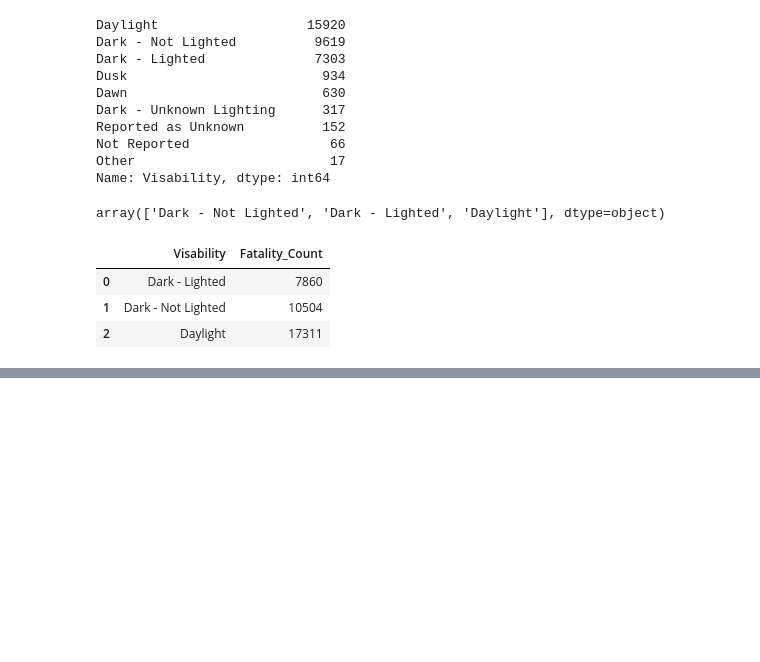
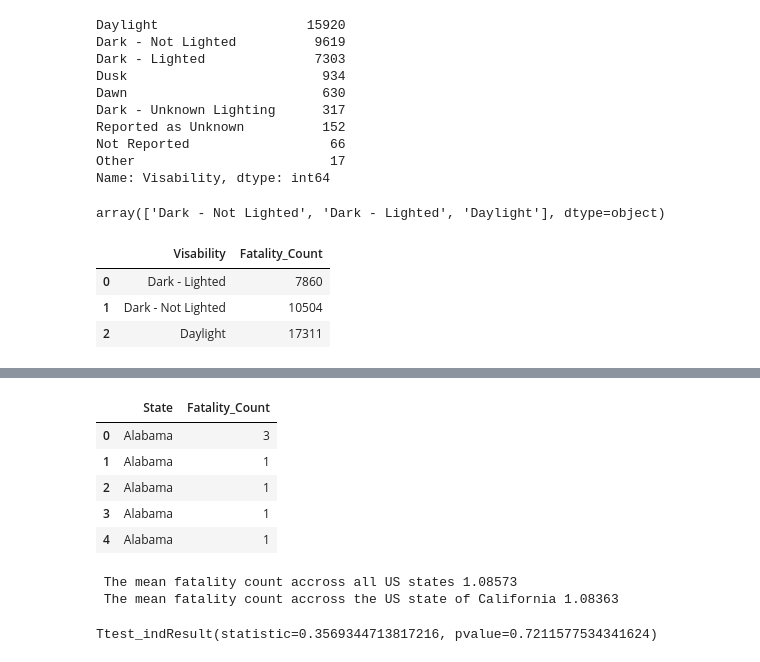
Before and after one commit to lishanisrikaran/project-1, a Jupyter notebook: road_fatalities - main.ipynb, the cells around one changed output, grey strips where cells are left out. Saved outputs shown, nothing was run; the diff lists cells and outputs as text; code cells hidden in the pictures; blank space fills up the shorter version.

Commit message:
T-test conducted

```diff
--- a/road_fatalities - main.ipynb
+++ b/road_fatalities - main.ipynb
@@ -649,0 +644,27 @@ plt.show()
+# %%
+# Creates a DataFrame to purely show the fatality counts for each road incident accross all US states.
+Fatality_df = Cleaned_df[["State", "Fatality_Count"]]
+Fatality_df.head()
+# %% [output]
+|  | State | Fatality_Count |
+| 0 | Alabama | 3 |
+| 1 | Alabama | 1 |
+| 2 | Alabama | 1 |
+| 3 | Alabama | 1 |
+| 4 | Alabama | 1 |
+# %%
+# Population 1 will include all states.
+population1 = Fatality_df
+print(f" The mean fatality count accross all US states {round(population1.Fatality_Count.mean(),5)}")
+
+# Population 2 will include just the state of California.
+population2 = Fatality_df[Fatality_df["State"] == "California"]
+print(f" The mean fatality count accross the US state of California {round(population2.Fatality_Count.mean(),5)}")
+# %% [output]
+ The mean fatality count accross all US states 1.08573
+ The mean fatality count accross the US state of California 1.08363
+# %%
+# T-test against Population1 and Population2.
+st.ttest_ind(population1.Fatality_Count, population2.Fatality_Count, equal_var=False)
+# %% [output]
+Ttest_indResult(statistic=0.3569344713817216, pvalue=0.7211577534341624)
```
Also changed, not shown: parts of 25 cells of this notebook.
